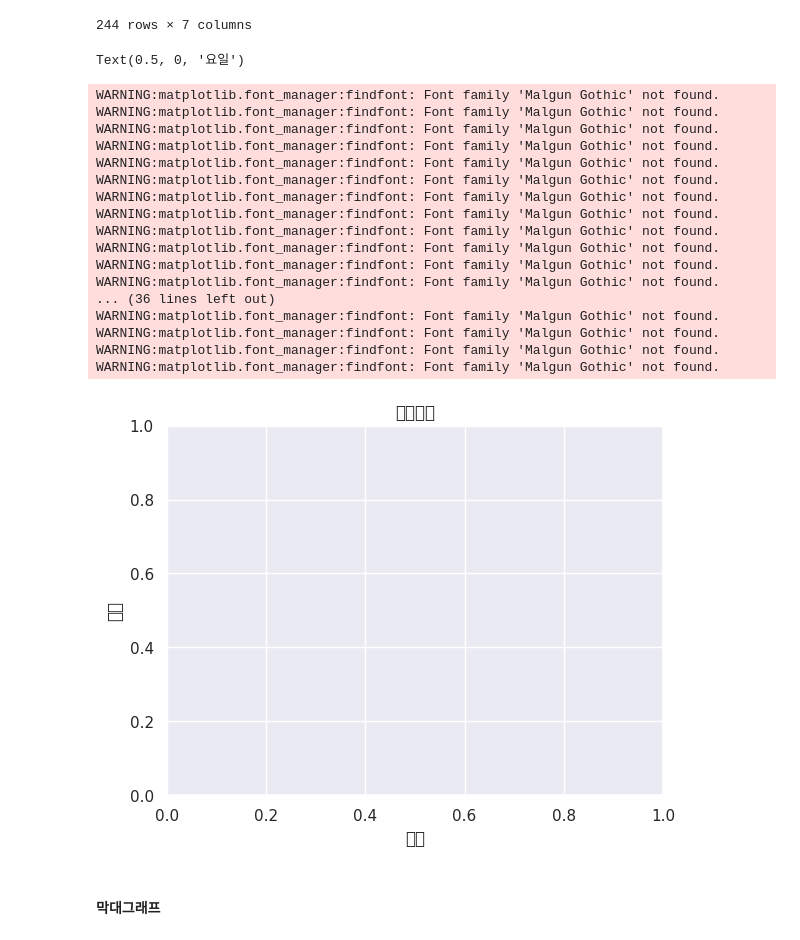
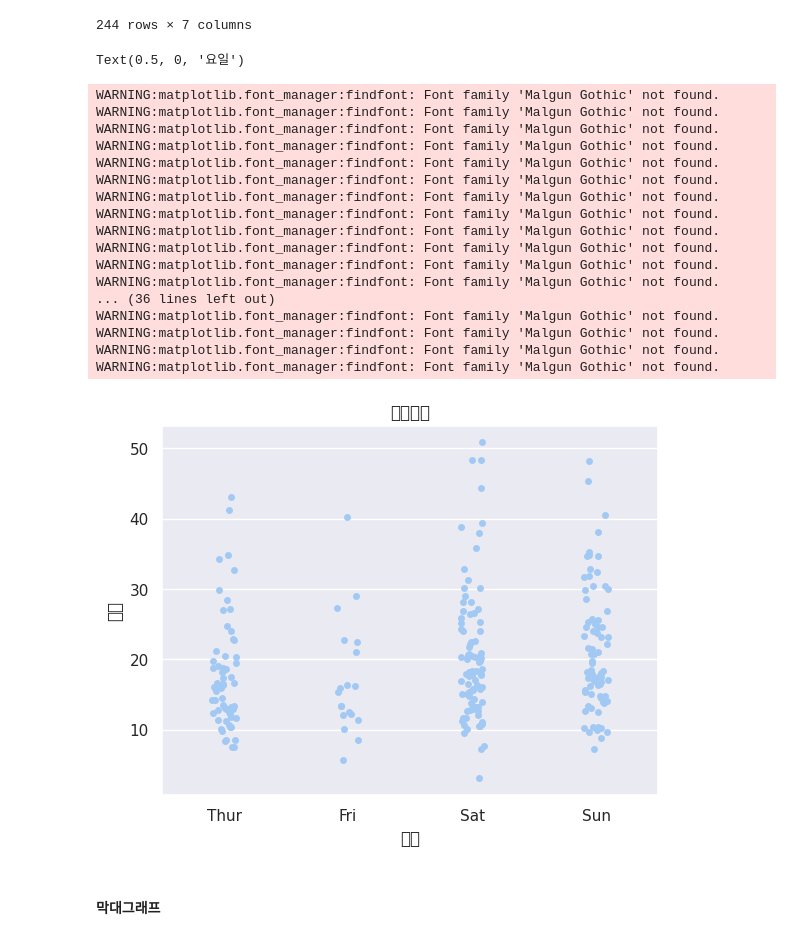
Before and after one commit to DeokHanLee/Data-Analysys-Programming, a Jupyter notebook: 8장_후반부_(고급_시각화_시본).ipynb, the cells around one changed output. Drawn from its saved outputs; the diff is of its cells as text; code cells hidden in the pictures.

```diff
--- a/8장_후반부_(고급_시각화_시본).ipynb
+++ b/8장_후반부_(고급_시각화_시본).ipynb
@@ -36,39 +36,42 @@ tips
 244 rows × 7 columns
 # %%
 #데이터 준비
+
 tips = sns.load_dataset("tips")    # 팁 데이터
 
 #기본 배경 설정 (deep, muted, pastel, bright, dark, colorblind)
 sns.set_palette("pastel")
 #sns.set_palette("deep")
 
 #시각화
 # --> day별 total_bill을 stripplot으로 시각화하는 문장 작성
+sns.stripplot(x= 'day', y = "total_bill", data = tips)
+
 
 # 개인화
 plt.title('팁데이터')
 plt.ylabel("요금")
 plt.xlabel("요일")
 # %% [output]
 Text(0.5, 0, '요일')
 WARNING:matplotlib.font_manager:findfont: Font family 'Malgun Gothic' not found.
 WARNING:matplotlib.font_manager:findfont: Font family 'Malgun Gothic' not found.
 WARNING:matplotlib.font_manager:findfont: Font family 'Malgun Gothic' not found.
 WARNING:matplotlib.font_manager:findfont: Font family 'Malgun Gothic' not found.
 WARNING:matplotlib.font_manager:findfont: Font family 'Malgun Gothic' not found.
 WARNING:matplotlib.font_manager:findfont: Font family 'Malgun Gothic' not found.
 WARNING:matplotlib.font_manager:findfont: Font family 'Malgun Gothic' not found.
 WARNING:matplotlib.font_manager:findfont: Font family 'Malgun Gothic' not found.
 WARNING:matplotlib.font_manager:findfont: Font family 'Malgun Gothic' not found.
 WARNING:matplotlib.font_manager:findfont: Font family 'Malgun Gothic' not found.
 WARNING:matplotlib.font_manager:findfont: Font family 'Malgun Gothic' not found.
 WARNING:matplotlib.font_manager:findfont: Font family 'Malgun Gothic' not found.
 ... (36 lines left out)
 WARNING:matplotlib.font_manager:findfont: Font family 'Malgun Gothic' not found.
 WARNING:matplotlib.font_manager:findfont: Font family 'Malgun Gothic' not found.
 WARNING:matplotlib.font_manager:findfont: Font family 'Malgun Gothic' not found.
 WARNING:matplotlib.font_manager:findfont: Font family 'Malgun Gothic' not found.
-[figure, old version]
+[figure, new version]
 # %% [markdown]
 #### 막대그래프
 # %%
```
Also changed, not shown: parts of 31 cells of this notebook.
